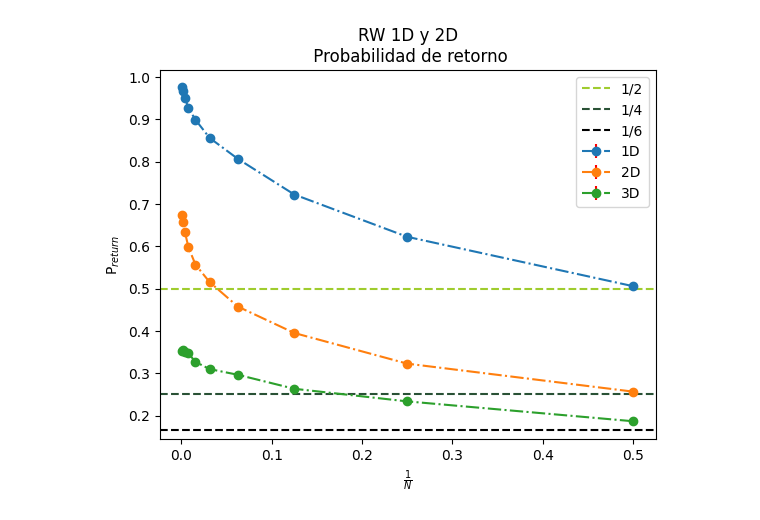
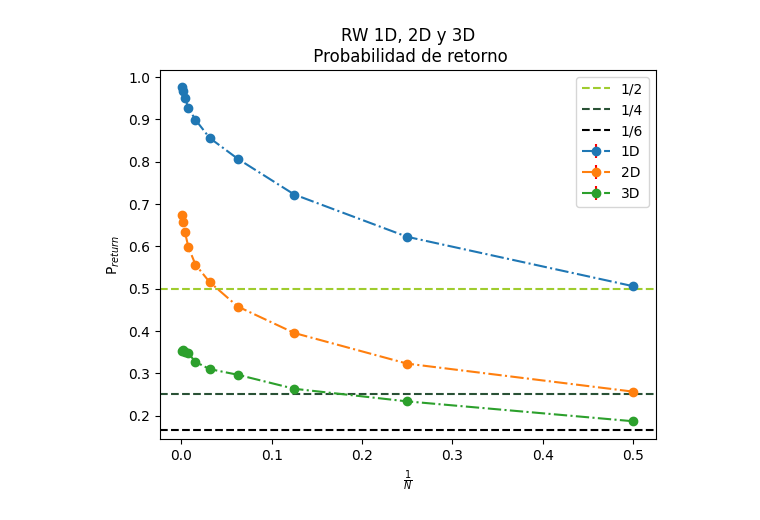
Before and after one commit to SoyAgustin/QF-Path-Integral, a Jupyter notebook: Notebooks_Py/caminante.ipynb, the cells around one changed output. Cells and saved outputs as stored; diff of their text form; code cells hidden in the pictures.

```diff
--- a/Notebooks_Py/caminante.ipynb
+++ b/Notebooks_Py/caminante.ipynb
@@ -7,24 +6,23 @@ from scipy.optimize import curve_fit
 # %%
 df1 = pd.read_csv("Datos/caminante_1d.csv")
 df2 = pd.read_csv("Datos/caminante_2d.csv")
 df3 = pd.read_csv("Datos/caminante_3d.csv")
 
 plt.errorbar(1/df1['n_max'],df1['prob'],yerr=df1["error"],marker="o",ls="-.",ecolor="red",label="1D")
 plt.errorbar(1/df2['n_max'],df2['prob'],yerr=df2["error"],marker="o",ls="-.",ecolor="red",label="2D")
 plt.errorbar(1/df3['n_max'],df3['prob'],yerr=df3["error"],marker="o",ls="-.",ecolor="red",label="3D")
 
 plt.axhline(1/2,ls="--",color="#9FCC2E",label="1/2")
 plt.axhline(1/4,ls="--",color="#295135",label="1/4")
 plt.axhline(1/6,ls="--",color="#000000",label="1/6")
 
-plt.title("RW 1D y 2D\n Probabilidad de retorno")
+plt.title("RW 1D, 2D y 3D\n Probabilidad de retorno")
 plt.xlabel('$\\frac{1}{N}$')
-#plt.xscale("log")
 plt.ylabel('P$_{return}$')
 plt.legend()
 plt.show()
 # %% [output]
-[figure, old version]
+[figure, new version]
 # %%
 x = 1/df1["n_max"]
 y = df1["prob"]
```
Also changed, not shown: parts of 11 cells of this notebook.
